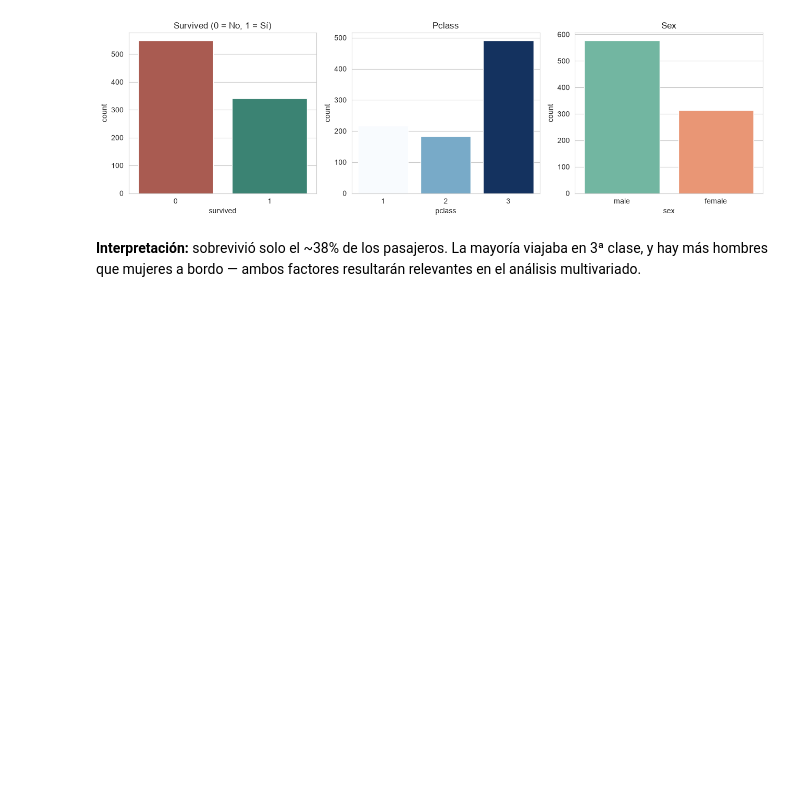
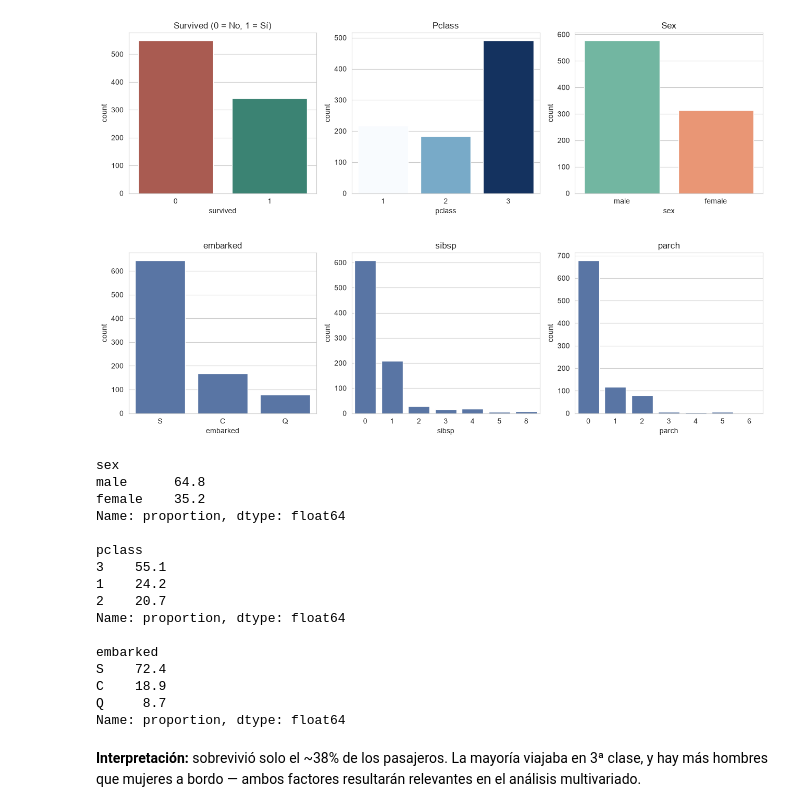
Before and after one commit to Xantyagoh/grupo3-analisis-datos, a Jupyter notebook: notebooks/02_eda.ipynb, the cells around one changed output. Saved outputs shown, nothing was run; the diff lists cells and outputs as text; code cells hidden in the pictures; blank space fills up the shorter version.

Commit message:
fase2: completa el análisis univariado (embarked, sibsp, parch y porcentajes)

```diff
--- a/notebooks/02_eda.ipynb
+++ b/notebooks/02_eda.ipynb
@@ -137,6 +137,34 @@ plt.tight_layout()
 plt.show()
 # %% [output]
 [figure]
+# %%
+fig, axes = plt.subplots(1, 3, figsize=(13, 4))
+for ax, col in zip(axes, ['embarked', 'sibsp', 'parch']):
+    sns.countplot(x=col, data=titanic, ax=ax, color='#4C72B0')
+    ax.set_title(col)
+plt.tight_layout()
+plt.show()
+
+for col in ['sex', 'pclass', 'embarked']:
+    print(titanic[col].value_counts(normalize=True).mul(100).round(1), '\n')
+# %% [output]
+[figure, added]
+sex
+male      64.8
+female    35.2
+Name: proportion, dtype: float64
+
+pclass
+3    55.1
+1    24.2
+2    20.7
+Name: proportion, dtype: float64
+
+embarked
+S    72.4
+C    18.9
+Q     8.7
+Name: proportion, dtype: float64
 # %% [markdown]
 **Interpretación:** sobrevivió solo el ~38% de los pasajeros. La mayoría viajaba en 3ª clase, y hay más hombres que mujeres a bordo — ambos factores resultarán relevantes en el análisis multivariado.
 # %% [markdown]
```
